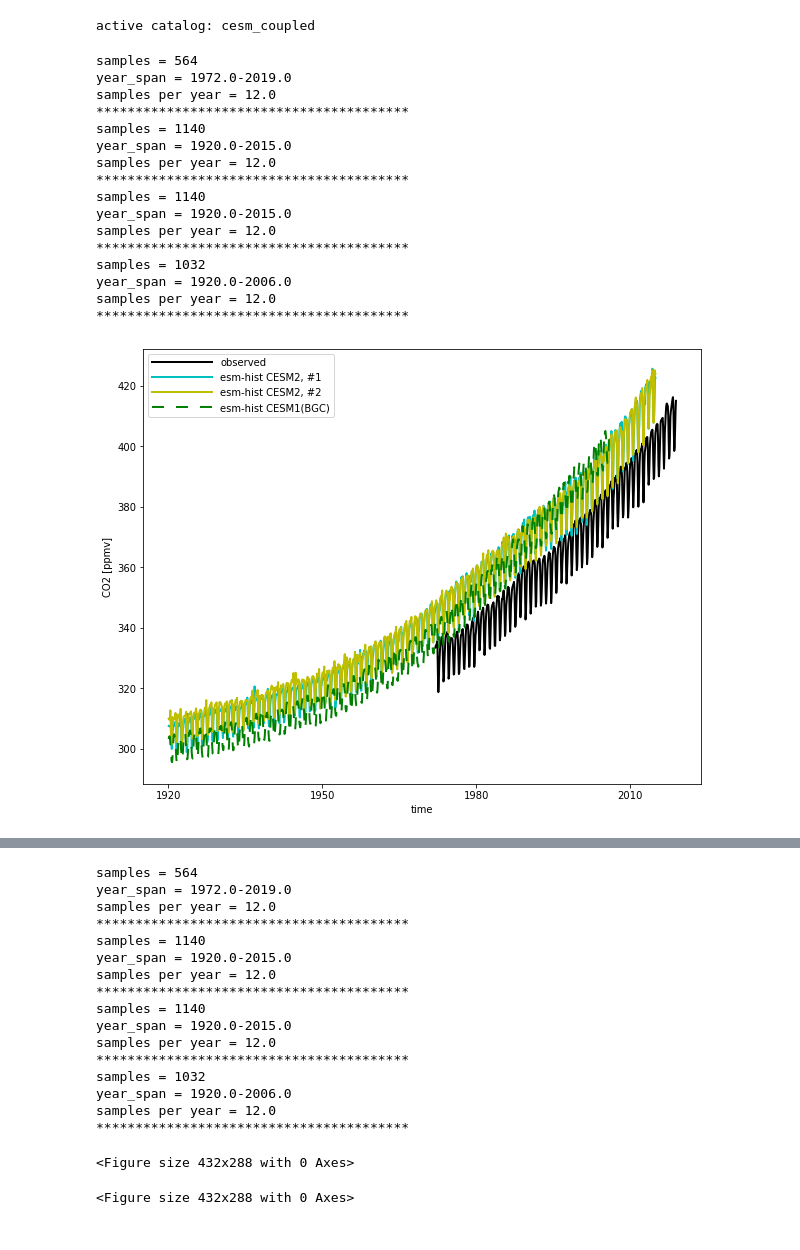
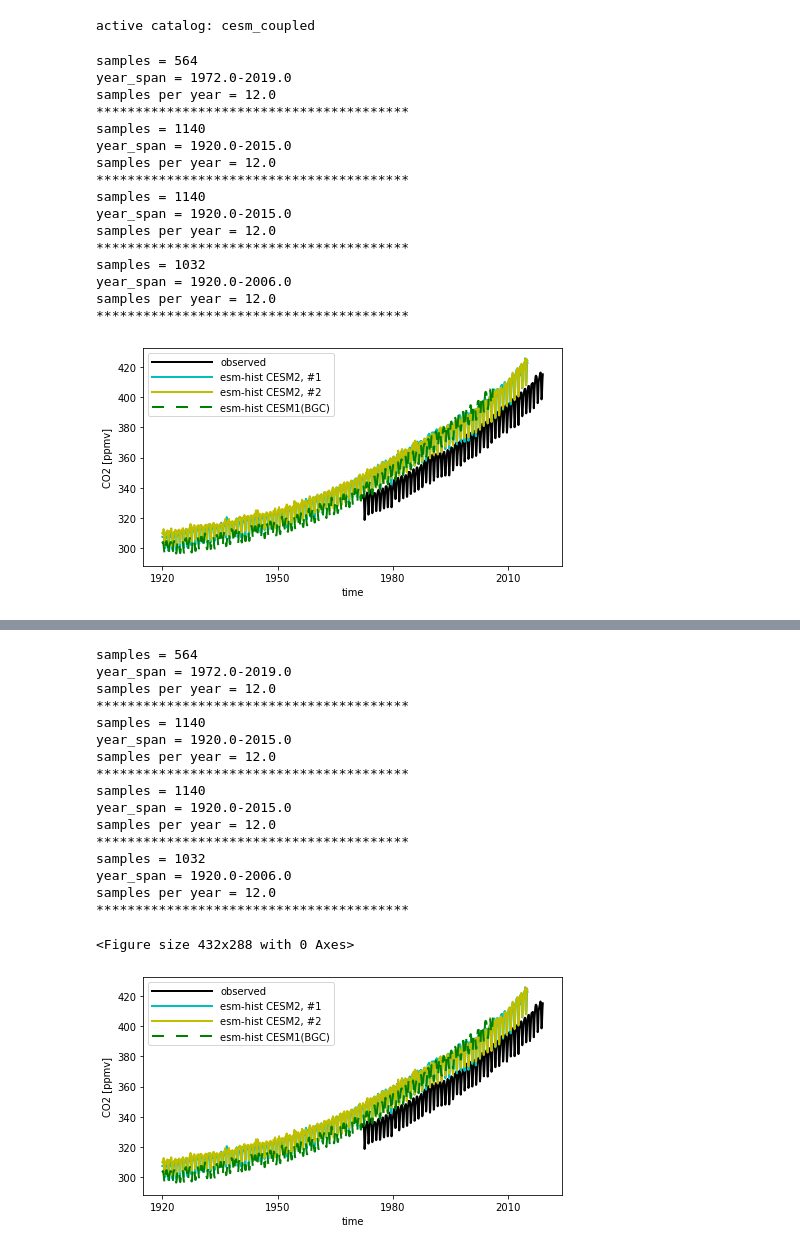
Before and after one commit to klindsay28/CESM2_coup_carb_cycle_JAMES, a Jupyter notebook: notebooks/CO2_vs_NOAA.ipynb, the cells around one changed output, grey strips where cells are left out. Saved outputs shown, nothing was run; the diff lists cells and outputs as text; code cells hidden in the pictures.

Commit message:
put clim seas cyc and seas cyc amp axes into single figure in CO2_vs_NOAA notebook
add saved figures to repo

```diff
--- a/notebooks/CO2_vs_NOAA.ipynb
+++ b/notebooks/CO2_vs_NOAA.ipynb
@@ -21,11 +21,10 @@ from src.utils_units import conv_units
 def dataset_summary(ds_list, legend_list, color_list, linestyle_list):
     fig_dict = {}
     ax_dict = {}
-    fig_dict["mon_values"], ax_dict["mon_values"] = plt.subplots(nrows=1, ncols=1, figsize=(10, 8))
-    fig_dict["ann_values"], ax_dict["ann_values"] = plt.subplots(nrows=1, ncols=1, figsize=(10, 8))
-    fig_dict["mon_anomalies"], ax_dict["mon_anomalies"] = plt.subplots(nrows=1, ncols=1, figsize=(10, 8))
-    fig_dict["mon_anomaly_clim"], ax_dict["mon_anomaly_clim"] = plt.subplots(nrows=1, ncols=1, figsize=(10, 8))
-    fig_dict["seas_cyc_amp"], ax_dict["seas_cyc_amp"] = plt.subplots(nrows=1, ncols=1, figsize=(10, 8))
+    fig_dict["mon_values"], ax_dict["mon_values"] = plt.subplots(nrows=1, ncols=1, figsize=(7.5, 4))
+    fig_dict["ann_values"], ax_dict["ann_values"] = plt.subplots(nrows=1, ncols=1, figsize=(7.5, 4))
+    fig_dict["mon_anomalies"], ax_dict["mon_anomalies"] = plt.subplots(nrows=1, ncols=1, figsize=(7.5, 4))
+    fig_dict["seas_cyc"], ax_dict["seas_cyc"] = plt.subplots(nrows=2, ncols=1, figsize=(7.5,6))
     for ind, ds in enumerate(ds_list):
         time = time_year_plus_frac(ds, "time")
         print(f"samples = {len(time)}")
@@ -51,18 +50,25 @@ def dataset_summary(ds_list, legend_list, color_list, linestyle_list):
 
         ds_mon_anom_slice = ds_mon_anom.sel(time=slice("1981-01-01", "2005-01-01"))
         ds_mon_anom_clim = ds_mon_anom_slice.groupby("time.month").mean("time", keep_attrs=True)
-        ds_mon_anom_clim["CO2"].plot(ax=ax_dict["mon_anomaly_clim"], label=label, linewidth=2.0,
+        ds_mon_anom_clim["CO2"].plot(ax=ax_dict["seas_cyc"][0], label=label, linewidth=2.0,
                                      color=color_list[ind], linestyle=linestyle_list[ind])
 
         ds_year_max = ds_mon_anom.groupby("time.year").max("time", keep_attrs=True)
         ds_year_min = ds_mon_anom.groupby("time.year").min("time", keep_attrs=True)
         ds_seas_amp = ds_year_max - ds_year_min
-        ds_seas_amp["CO2"].plot(ax=ax_dict["seas_cyc_amp"], label=label, linewidth=2.0,
+        ds_seas_amp["CO2"].plot(ax=ax_dict["seas_cyc"][1], label=label, linewidth=2.0,
                                 color=color_list[ind], linestyle=linestyle_list[ind])
 
     for ax in ax_dict.values():
-        ax.legend(handlelength=6)
-        ax.set_title(None)
+        if isinstance(ax, np.ndarray):
+            for ax_ind, ax_single in enumerate(ax):
+                if ax_ind == 0:
+                    ax_single.legend(handlelength=6)
+                ax_single.set_title(None)
+        else:
+            ax.legend(handlelength=6)
+            ax.set_title(None)
+
     plt.show()
 
     return fig_dict
@@ -157,37 +161,33 @@ for site, site_metadata in site_metadata_dict.items():
                     ds_list.append(ds_sel.isel(ensemble=ensemble))
                     legend_list.append(f"{ds.attrs['legend']}, #{ensemble+1}")
                     color_list.append(expr_metadata[expr][ensemble]["plot_opts"]["color"])
                     linestyle_list.append(expr_metadata[expr][ensemble]["plot_opts"]["linestyle"])
             else:
                 ds_list.append(ds_sel)
                 legend_list.append(ds.attrs["legend"])
                 color_list.append(expr_metadata[expr][0]["plot_opts"]["color"])
                 linestyle_list.append(expr_metadata[expr][0]["plot_opts"]["linestyle"])
         fig_dict = dataset_summary(ds_list, legend_list, color_list, linestyle_list)
 
         if press == site_metadata["press"]:
-            plt.figure(fig_dict["mon_anomaly_clim"].number)
-            fname = f"CO2_seas_cyc_clim_{site}.pdf"
+            plt.figure(fig_dict["seas_cyc"].number)
+            fname = f"CO2_seas_cyc_{site}.pdf"
             plt.savefig(fig_fname_resolved(fname), dpi=600, metadata={"CreationDate": None})
-
-            plt.figure(fig_dict["seas_cyc_amp"].number)
-            fname = f"CO2_seas_cyc_amp_{site}.pdf"
-            plt.savefig(fig_fname_resolved(fname), dpi=600, metadata={"CreationDate": None})
 # %% [output]
 samples = 564
 year_span = 1972.0-2019.0
 samples per year = 12.0
 ****************************************
 samples = 1140
 year_span = 1920.0-2015.0
 samples per year = 12.0
 ****************************************
 samples = 1140
 year_span = 1920.0-2015.0
 samples per year = 12.0
 ****************************************
 samples = 1032
 year_span = 1920.0-2006.0
 samples per year = 12.0
 ****************************************
-[figure, old version]
+[figure, new version]
@@ -212,4 +211,4 @@ year_span = 1920.0-2006.0
 samples per year = 12.0
 ****************************************
 <Figure size 432x288 with 0 Axes>
-<Figure size 432x288 with 0 Axes>
+[figure, new version]
```
Also changed, not shown: parts of 3 cells of this notebook, 2 other files.
